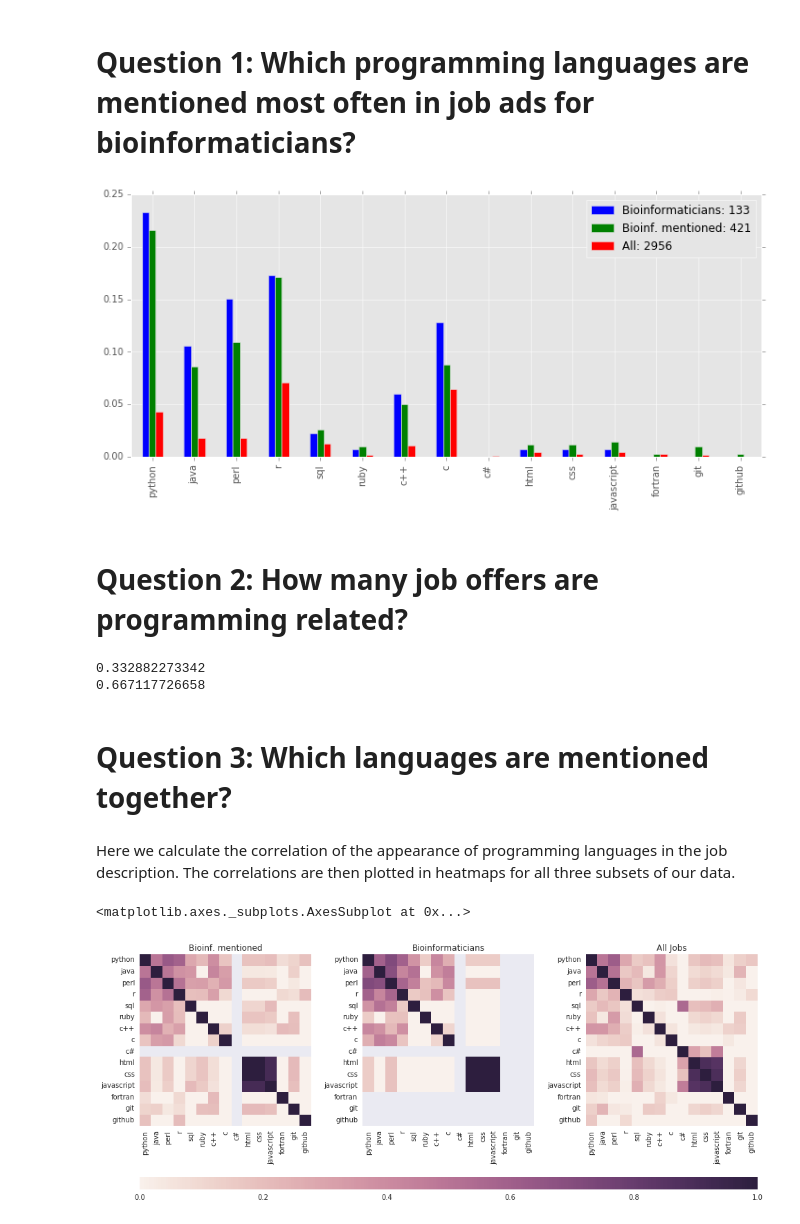
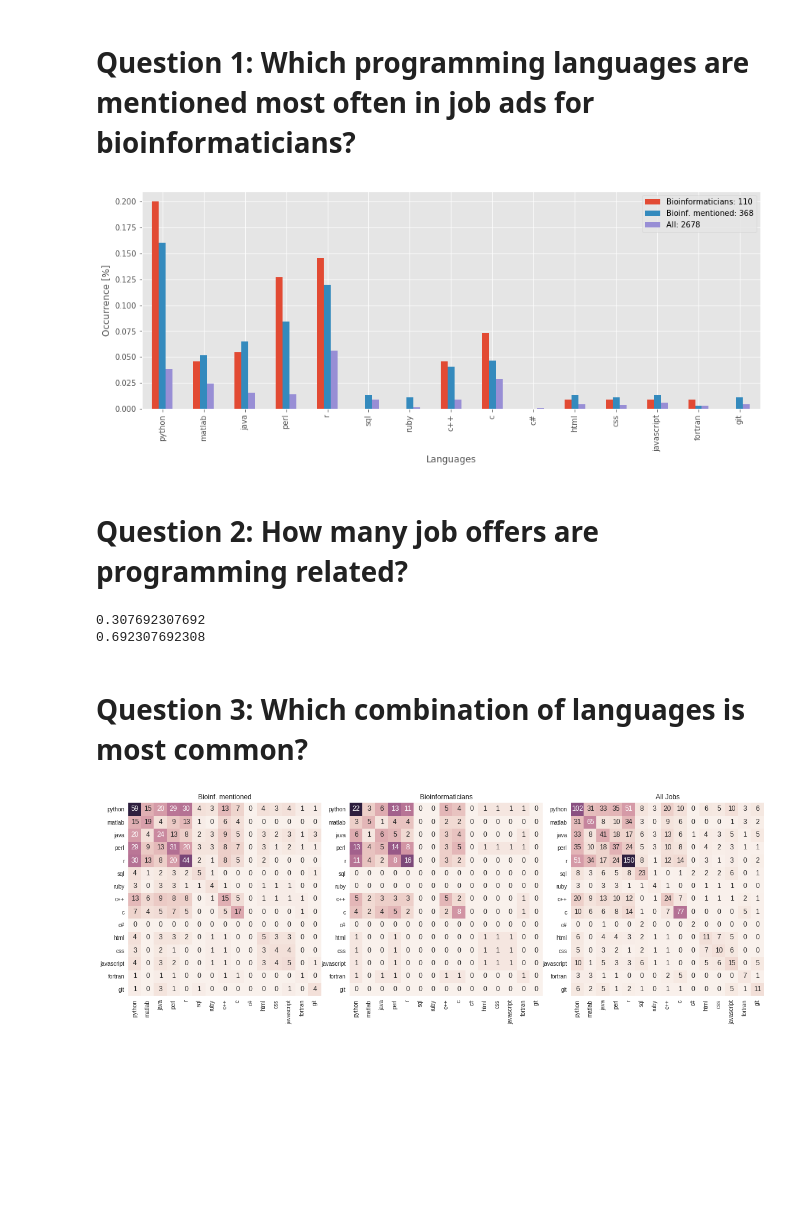
Before and after one commit to Cojabi/nat_sci_job, a Jupyter notebook: Evaluation of Scientific Job Adds.ipynb, the cells around one changed output. Saved outputs shown, nothing was run; the diff lists cells and outputs as text; code cells hidden in the pictures; blank space fills up the shorter version.

Commit message:
Removed pearson correlation, changed method to calculate co occurrence, added png and jpeg output

```diff
--- a/Evaluation of Scientific Job Adds.ipynb
+++ b/Evaluation of Scientific Job Adds.ipynb
@@ -44,9 +49,9 @@ columns = ['job_title', 'employer', 'origin', 'location',
 
 # Keywords to check for in the job description. Each keyword
 # gets its own column with True and False values.
-languages = ['python', 'java', 'perl', 'r', 'sql', 'ruby',
+languages = ['python', 'matlab', 'java', 'perl', 'r', 'sql', 'ruby',
              'c++', 'c', 'c#', 'html', 'css', 'javascript',
-             'fortran', 'git', 'github']
+             'fortran', 'git']
 
 informatician = ['bioinformatician', 'bioinformatics']
 
@@ -62,11 +67,11 @@ prog_related = ['programming', 'programing', 'code', 'coding',
                ]
 
 # load nature jobs
-with open('ls_jobs/nature_jobs.json', 'r') as myfile:
+with open('ls_jobs/2016-01-24/nature_jobs.json', 'r') as myfile:
     nature_jobs = json.load(myfile)
 
 # load science jobs
-with open('ls_jobs/science_jobs.json', 'r') as myfile:
+with open('ls_jobs/2016-01-24/science_jobs.json', 'r') as myfile:
     science_jobs = json.load(myfile)
 
 # Count words and add an orign entry to the science data
@@ -86,7 +91,9 @@ job_data = science_jobs+nature_jobs
 for entry in job_data:
     for keyword in (languages + informatician + duplicate_pattern):
         if keyword in entry['job_description_words'].keys():
-            entry[keyword] = entry['job_description_words'][keyword]
+            #entry[keyword] = entry['job_description_words'][keyword]
+            #
+            entry[keyword] = 1
         else:
             entry[keyword] = 0
     #check if job offer is programming related, if so set to True
@@ -189,28 +196,37 @@ plt.style.use('ggplot')
 # %%
 plot_data = df[languages]
 
 bioinf = plot_data.loc[(df['job_type'].str.contains('Bioinformatic')) |
                                  (df['job_type'].str.contains('Chemoinformatic'))]
 
 
 mentioned_bioinf = plot_data[(df['bioinformatics']>0) |
                              (df['bioinformatician']>0) |
                              (df['job_type'].str.contains('Bioinformatic')) |
                              (df['job_type'].str.contains('Chemoinformatic'))]
 
 all_jobs = plot_data
 
 plotframe = pd.concat([bioinf.sum()/len(bioinf),
                        mentioned_bioinf.sum()/len(mentioned_bioinf),
                        all_jobs.sum()/len(all_jobs)], axis=1)
 
 plotframe.set_index(plot_data.sum().index)
 plotframe = plotframe.rename(index = str, columns={0:'Bioinformaticians: '+str(len(bioinf)),
                                                    1:'Bioinf. mentioned: '+str(len(mentioned_bioinf)),
                                                    2:'All: '+str(len(all_jobs))})
+
 ax = plotframe.plot(kind='bar', figsize=(12, 5))
+plt.xlabel('Languages')
+plt.ylabel('Occurrence [%]')
+
+# Save figure to file
+fig = plt.gcf()
+fig.tight_layout(pad=0)
+fig.savefig(filename='barplot.jpeg', format='jpeg', dpi=300)
+fig.savefig(filename='barplot.png', format='png', dpi=300)
 # %% [output]
-[figure, old version]
+[figure, new version]
 # %% [markdown]
 # Question 2: How many job offers are programming related?
 # %%
@@ -224,42 +240,42 @@ no_prog_rel_jobs = 1 - prog_rel_jobs
 print(prog_rel_jobs)
 print(no_prog_rel_jobs)
 # %% [output]
-0.332882273342
-0.667117726658
+0.307692307692
+0.692307692308
 # %% [markdown]
-# Question 3: Which languages are mentioned together?
+# Question 3: Which combination of languages is most common?
-# %% [markdown]
-Here we calculate the correlation of the appearance of programming languages in the job description. The correlations are then plotted in heatmaps for all three subsets of our data.
 # %%
 import seaborn as sns
 import matplotlib.gridspec as gridspec
 
 # Compute the correlation between all languages
-lang_corr_m = mentioned_bioinf.corr(method='pearson')
-lang_corr_b = bioinf.corr(method='pearson')
-lang_corr_a = all_jobs.corr(method='pearson')
+count_m = co_occurrenc(mentioned_bioinf)
+count_b = co_occurrenc(bioinf)
+count_a = co_occurrenc(all_jobs)
 
 # Set up the matplotlib figure
-gs = gridspec.GridSpec(2, 3, height_ratios=[0.97,0.03])
+gs = gridspec.GridSpec(1, 3,)
 ax1 = plt.subplot(gs[0, 0])
 ax2 = plt.subplot(gs[0, 1])
 ax3 = plt.subplot(gs[0, 2])
-ax4 = plt.subplot(gs[1, :])
 
-plt.subplots_adjust(wspace=0.3, hspace=-0.3)
+plt.subplots_adjust(wspace=0.3)
 f = plt.gcf()
 f.set_size_inches(16, 9)
 
 # Draw the heatmap using seaborn
 ax1.set_title('Bioinf. mentioned')
-sns.heatmap(lang_corr_m, ax = ax1, vmin = 0, cbar = False, square=True)
+sns.heatmap(count_m, ax = ax1, vmin = 0, cbar = False, square=True, annot=True, fmt="d")
 
 ax2.set_title('Bioinformaticians')
-sns.heatmap(lang_corr_b, ax = ax2, vmin = 0, cbar = False, square=True)
+sns.heatmap(count_b, ax = ax2, vmin = 0, cbar = False, square=True, annot=True, fmt="d")
 
 ax3.set_title('All Jobs')
-sns.heatmap(lang_corr_a, ax = ax3, vmin = 0, square=True,
-            cbar_ax=ax4, cbar_kws={"orientation": "horizontal"})
+sns.heatmap(count_a, ax = ax3, vmin = 0, cbar = False, square=True, annot=True, fmt="d")
+
+fig = plt.gcf()
+fig.tight_layout(pad=0)
+fig.savefig(filename='heatmap_all.jpeg', format='jpeg', dpi=300)
+fig.savefig(filename='heatmap_all.png', format='png', dpi=300)
 # %% [output]
-<matplotlib.axes._subplots.AxesSubplot at 0x...>
-[figure, old version]
+[figure, new version]
```
Also changed, not shown: parts of 11 cells of this notebook, 7 other files.
